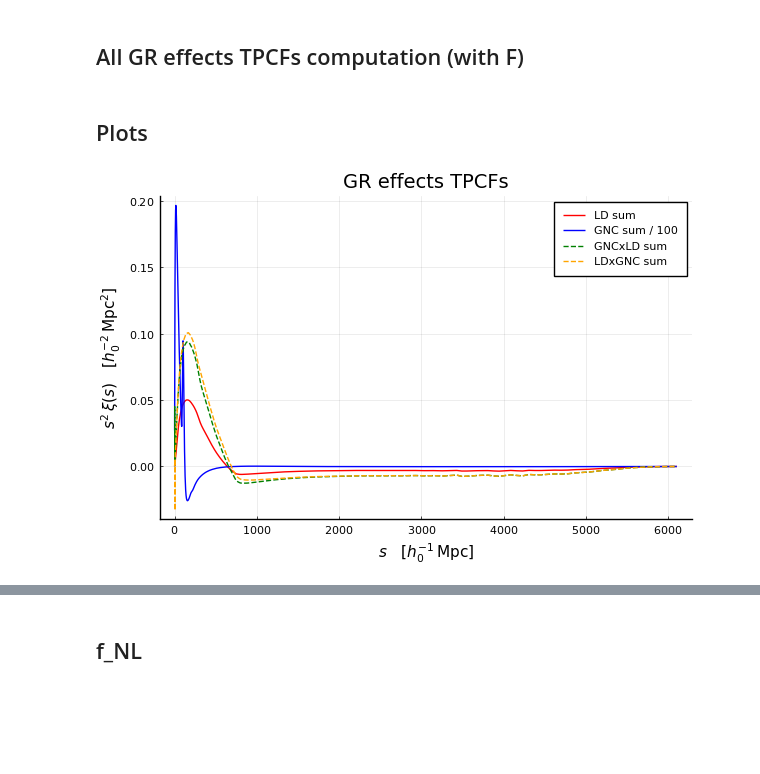
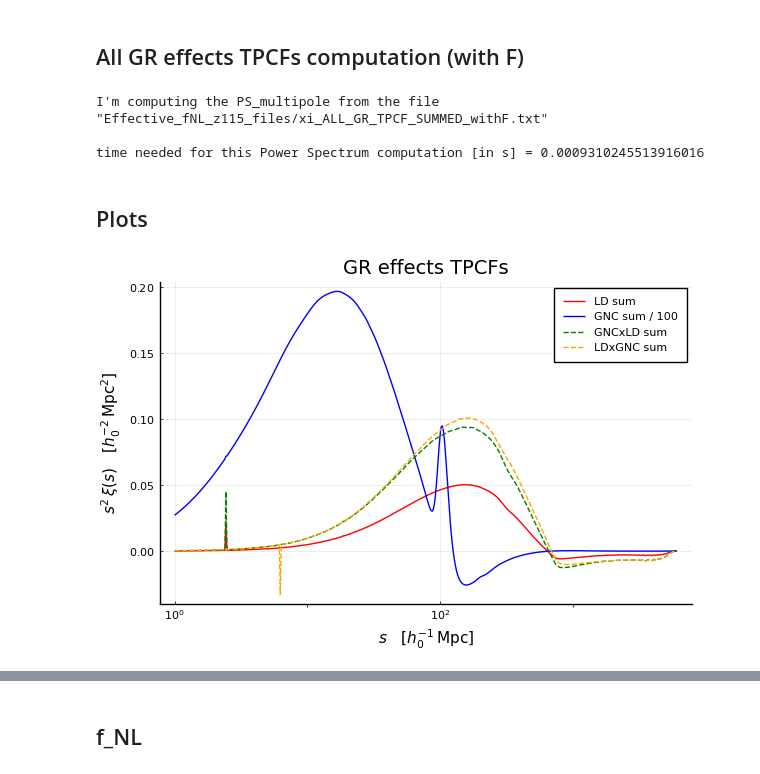
Before and after one commit to foglienimatteo/GaPSE.jl, a Jupyter notebook: ipynbs/Effective_fNL.ipynb, the cells around one changed output, grey strips where cells are left out. Drawn from its saved outputs; the diff is of its cells as text; code cells hidden in the pictures; blank space fills up the shorter version.

```diff
--- a/ipynbs/Effective_fNL.ipynb
+++ b/ipynbs/Effective_fNL.ipynb
@@ -490,33 +503,41 @@ GaPSE.print_map_sum_ξ_LDxGNC_multipole(
     N_χs = 100, N_χs_2 = 60);
 =#
 # %%
-ss_LD, xis_sum_LD, all_xis_LD = GaPSE.readxyall(DIR*"map_sum_xis_LD_L0_withF.txt");
-ss_GNC, xis_sum_GNC, all_xis_GNC = GaPSE.readxyall(DIR*"map_sum_xis_GNC_L0_withF.txt");
-ss_GNCxLD, xis_sum_GNCxLD, all_xis_GNCxLD = GaPSE.readxyall(DIR*"map_sum_xis_GNCxLD_L0_withF.txt");
-ss_LDxGNC, xis_sum_LDxGNC, all_xis_LDxGNC = GaPSE.readxyall(DIR*"map_sum_xis_LDxGNC_L0_withF.txt");
+ss_LD_withF, xis_sum_LD_withF, all_xis_LD_withF =
+    GaPSE.readxyall(DIR*"map_sum_xis_LD_L0_withF.txt");
+ss_GNC_withF, xis_sum_GNC_withF, all_xis_GNC_withF =
+    GaPSE.readxyall(DIR*"map_sum_xis_GNC_L0_withF.txt");
+ss_GNCxLD_withF, xis_sum_GNCxLD_withF, all_xis_GNCxLD_withF =
+    GaPSE.readxyall(DIR*"map_sum_xis_GNCxLD_L0_withF.txt");
+ss_LDxGNC_withF, xis_sum_LDxGNC_withF, all_xis_LDxGNC_withF =
+    GaPSE.readxyall(DIR*"map_sum_xis_LDxGNC_L0_withF.txt");
 
-spline_LD_sum = Spline1D(ss_LD, xis_sum_LD; bc = "error");
-spline_GNC_sum = Spline1D(ss_GNC, xis_sum_GNC; bc = "error");
-spline_GNCxLD_sum = Spline1D(ss_GNCxLD, xis_sum_GNCxLD; bc = "error");
-spline_LDxGNC_sum = Spline1D(ss_LDxGNC, xis_sum_LDxGNC; bc = "error");
+spline_LD_sum_withF = Spline1D(ss_LD_withF, xis_sum_LD_withF; bc = "error");
+spline_GNC_sum_withF = Spline1D(ss_GNC_withF, xis_sum_GNC_withF; bc = "error");
+spline_GNCxLD_sum_withF = Spline1D(ss_GNCxLD_withF, xis_sum_GNCxLD_withF; bc = "error");
+spline_LDxGNC_sum_withF = Spline1D(ss_LDxGNC_withF, xis_sum_LDxGNC_withF; bc = "error");
 # %%
-ss_sum = ss_LD;
-xis_sum = [spline_LD_sum(s) + spline_GNC_sum(s) +
-        spline_GNCxLD_sum(s) + spline_LDxGNC_sum(s)
-        for s in ss_sum];
+ss_sum_withF = ss_LD_withF;
+xis_sum_withF = [spline_LD_sum_withF(s) + spline_GNC_sum_withF(s) +
+        spline_GNCxLD_sum_withF(s) + spline_LDxGNC_sum_withF(s)
+        for s in ss_sum_withF];
 
-open(DIR*"xi_ALL_GR_TPCF_SUMMED.txt", "w") do io
+open(DIR*"xi_ALL_GR_TPCF_SUMMED_withF.txt", "w") do io
     println(io, GaPSE.BRAND)
-    println(io, "# This is the sum of all the GR effects TPCFs:")
+    println(io, "# This is the sum of all the GR effects TPCFs (with window):")
     println(io, "# LD (16), GNC (25), GNCxLD (20), LDxGNC (20)\n#")
     GaPSE.parameters_used(io, cosmo; logo=false)
     println(io, "# s [Mpc/h_0] \t xi_ALLSUMMED")
-    for (s,xi) in zip(ss_sum, xis_sum)
+    for (s,xi) in zip(ss_sum_withF, xis_sum_withF)
         println(io, "$s \t $xi")
     end
 end
 
-GaPSE.print_PS_multipole(DIR*"xi_ALL_GR_TPCF_SUMMED.txt",
-    DIR*"ps_ALL_GR_TPCF_SUMMED.txt";
-    L = 0,  ps_kwargs...);
+GaPSE.print_PS_multipole(DIR*"xi_ALL_GR_TPCF_SUMMED_withF.txt",
+    DIR*"ps_ALL_GR_TPCF_SUMMED_withF.txt";
+    L = 0,  ps_kwargs(tf)...);
+# %% [output]
+I'm computing the PS_multipole from the file "Effective_fNL_z115_files/xi_ALL_GR_TPCF_SUMMED_withF.txt"
+
+time needed for this Power Spectrum computation [in s] = 0.0009310245513916016
 # %%
@@ -524,30 +545,30 @@ ks_sum, pks_sum = GaPSE.readxy(DIR*"ps_ALL_GR_TPCF_SUMMED.txt");
 # %% [markdown]
 ## Plots
 # %%
-xs_1 = ss_LD
-ys_1 = xis_sum_LD .* xs_1 .^2
+xs_1 = ss_LD_withF
+ys_1 = xis_sum_LD_withF .* xs_1 .^2
 
-xs_2 = ss_GNC
-ys_2 = xis_sum_GNC .* xs_2 .^2 ./100
+xs_2 = ss_GNC_withF
+ys_2 = xis_sum_GNC_withF .* xs_2 .^2 ./100
 
-xs_3 = ss_GNCxLD
-ys_3 = xis_sum_GNCxLD .* xs_3 .^2
+xs_3 = ss_GNCxLD_withF
+ys_3 = xis_sum_GNCxLD_withF .* xs_3 .^2
 
-xs_4 = ss_LDxGNC
-ys_4 = xis_sum_LDxGNC .* xs_4 .^2
+xs_4 = ss_LDxGNC_withF
+ys_4 = xis_sum_LDxGNC_withF .* xs_4 .^2
 
 S_VLIM = 8
 S_VLIM_F = @sprintf("%.2f", S_VLIM)
 
 p1 = plot(xs_1, ys_1,
-    #xaxis=:log, yaxis=:log,
+    xaxis=:log, #yaxis=:log,
     lc=:red, title = "GR effects TPCFs", #ylims =(-0.11, 0.31),
     label="LD sum", ls=:solid, legend=:topright,
     ylabel = L"s^2 \, \xi(s) \quad [h_0^{-2} \,\mathrm{Mpc}^{2}]",
     xlabel = L"$s \quad [h_0^{-1} \,\mathrm{Mpc}]$")
 plot!(p1, xs_2, ys_2, label = "GNC sum / 100", ls=:solid, lc =:blue)
 plot!(p1, xs_3, ys_3, label = "GNCxLD sum", ls=:dash, lc =:green)
 plot!(p1, xs_4, ys_4, label = "LDxGNC sum", ls=:dash, lc =:orange)
 #vline!(p1, [S_VLIM], label="$S_VLIM_F Mpc/h_0", lc=:black, lw=0.5, ls=:dash)
 # %% [output]
-[figure, old version]
+[figure, new version]
```
Also changed, not shown: parts of 33 cells of this notebook, 25 other files.
